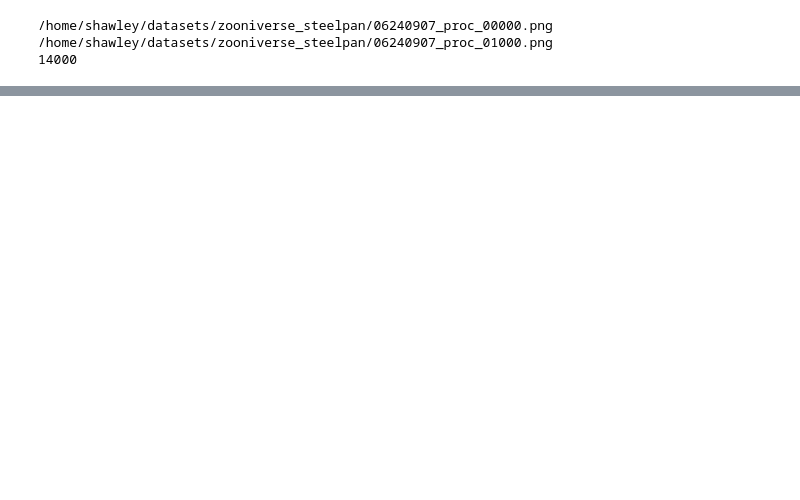
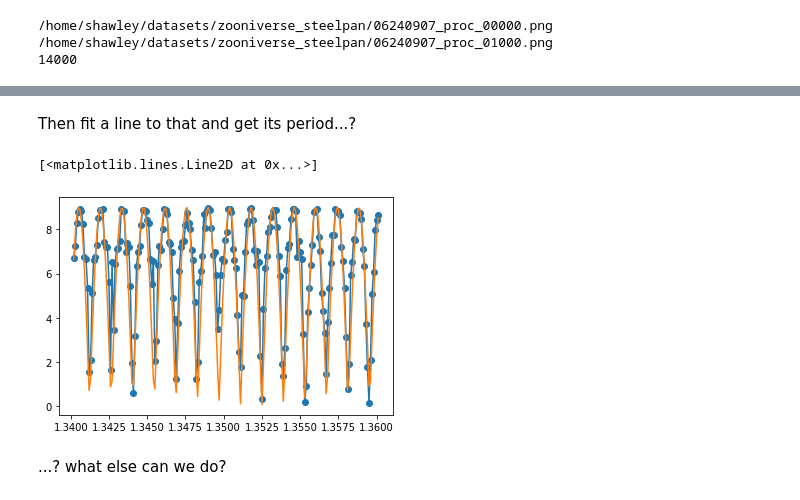
Before and after one commit to drscotthawley/espiownage, a Jupyter notebook: nbs/pred_segreg_bulk.ipynb, the cells around one changed output, grey strips where cells are left out. Drawn from its saved outputs; the diff is of its cells as text; code cells hidden in the pictures; blank space fills up the shorter version.

```diff
--- a/nbs/pred_segreg_bulk.ipynb
+++ b/nbs/pred_segreg_bulk.ipynb
@@ -156,0 +172,11 @@ for i, pfile in enumerate(pfnames):
+# %% [markdown]
+Then fit a line to that and get its period...?
+# %%
+t = np.arange(start,end)/10000
+plt.plot(t, preds[start:end, y, x].cpu().numpy()*bin_size,'o-')
+plt.plot(t, np.abs(np.cos(2*np.pi*355*t+.7))*9,'-')
+# %% [output]
+[<matplotlib.lines.Line2D at 0x...>]
+[figure, added]
+# %% [markdown]
+...? what else can we do?
```
Also changed, not shown: parts of 9 cells of this notebook, 2 other files.
